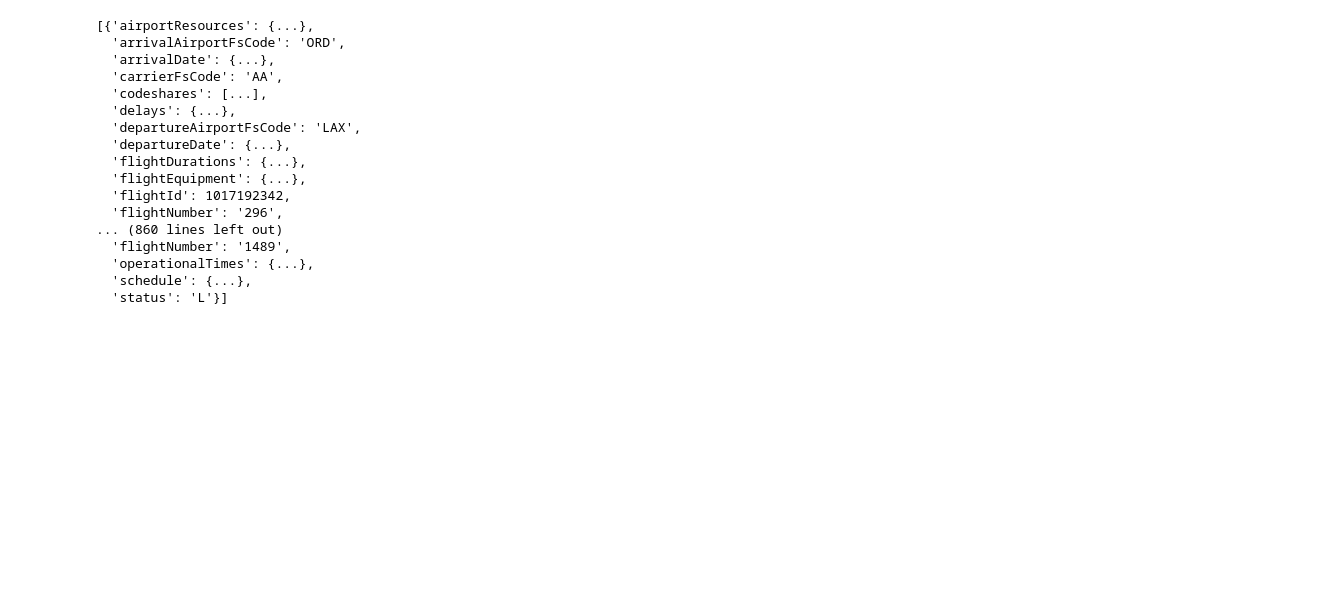
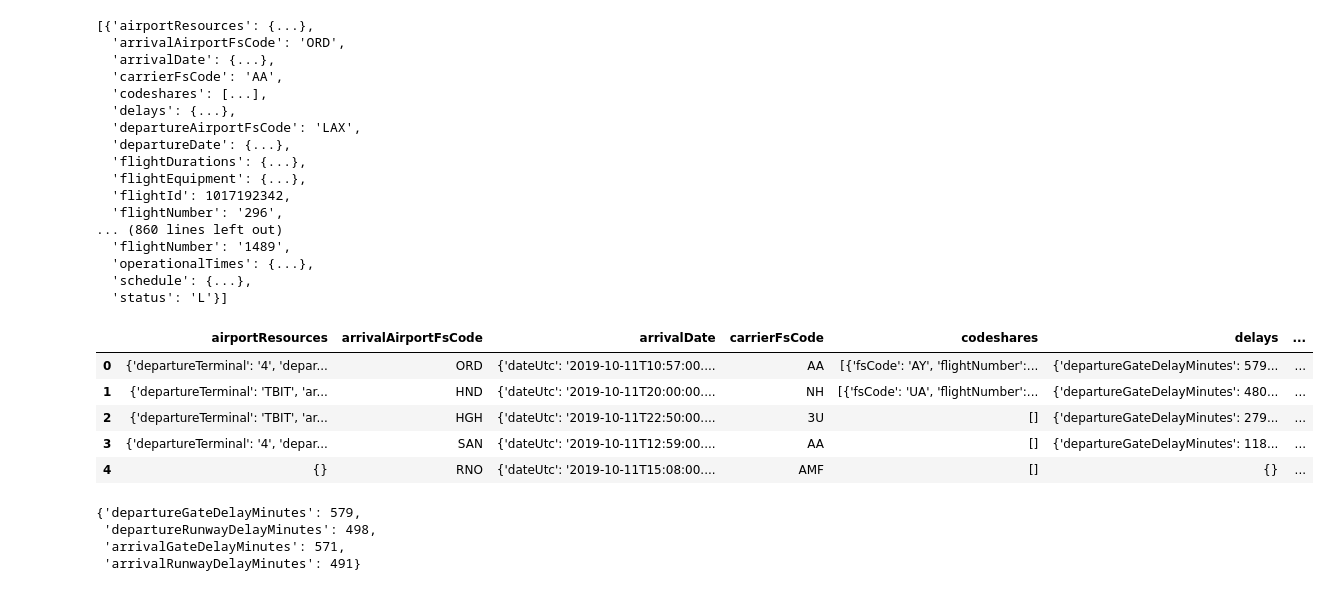
Before and after one commit to 26Jinx/Thinkful, a Jupyter notebook: Other/Working_with_APIs.ipynb, the cells around one changed output. Drawn from its saved outputs; the diff is of its cells as text; code cells hidden in the pictures; blank space fills up the shorter version.

```diff
--- a/Other/Working_with_APIs.ipynb
+++ b/Other/Working_with_APIs.ipynb
@@ -165,3 +166,19 @@ pprint.pprint(res.json()['flightStatuses'], depth=2)
 # %%
 data = res.json()['flightStatuses']
 df = pd.DataFrame.from_dict(data)
+df.head()
+# %% [output]
+|  | airportResources | arrivalAirportFsCode | arrivalDate | carrierFsCode | codeshares | delays | ... |
+| 0 | {'departureTerminal': '4', 'depar... | ORD | {'dateUtc': '2019-10-11T10:57:00.... | AA | [{'fsCode': 'AY', 'flightNumber':... | {'departureGateDelayMinutes': 579... | ... |
+| 1 | {'departureTerminal': 'TBIT', 'ar... | HND | {'dateUtc': '2019-10-11T20:00:00.... | NH | [{'fsCode': 'UA', 'flightNumber':... | {'departureGateDelayMinutes': 480... | ... |
+| 2 | {'departureTerminal': 'TBIT', 'ar... | HGH | {'dateUtc': '2019-10-11T22:50:00.... | 3U | [] | {'departureGateDelayMinutes': 279... | ... |
+| 3 | {'departureTerminal': '4', 'depar... | SAN | {'dateUtc': '2019-10-11T12:59:00.... | AA | [] | {'departureGateDelayMinutes': 118... | ... |
+| 4 | {} | RNO | {'dateUtc': '2019-10-11T15:08:00.... | AMF | [] | {} | ... |
+# %%
+# testing accessibility
+df.iloc[0].delays
+# %% [output]
+{'departureGateDelayMinutes': 579,
+ 'departureRunwayDelayMinutes': 498,
+ 'arrivalGateDelayMinutes': 571,
+ 'arrivalRunwayDelayMinutes': 491}
```
Also changed, not shown: parts of 2 cells of this notebook.
